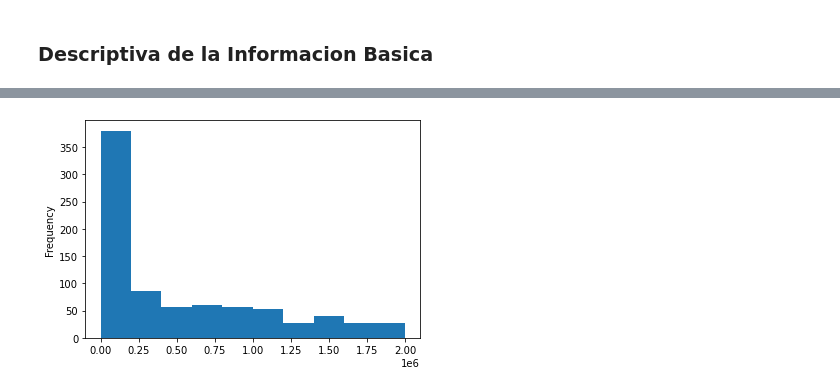
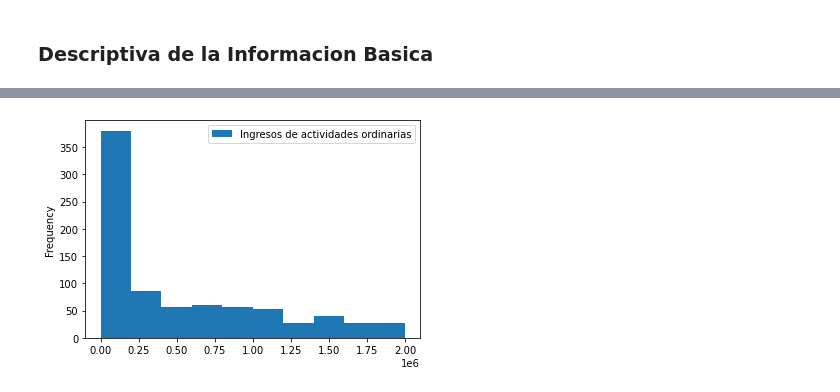
Before and after one commit to Grogu1992/ScoringPJ, a Jupyter notebook: IDA - ScoringPJ.ipynb, the cells around one changed output, grey strips where cells are left out. Cells and saved outputs as stored; diff of their text form; code cells hidden in the pictures.

```diff
--- a/IDA - ScoringPJ.ipynb
+++ b/IDA - ScoringPJ.ipynb
@@ -147,6 +160,7 @@ pd.DataFrame(EFE.columns)
 ### Descriptiva de la Informacion Basica
 # %%
 pd.set_option('display.float_format', lambda x: '%.0f' % x)
-ERI['Ingresos de actividades ordinarias'][(ERI['Ingresos de actividades ordinarias']<=2000000) & (ERI['Periodo']=='Periodo Actual')].plot.hist(bins=10)
-ERI[(ERI['Ingresos de actividades ordinarias']<=2000000) & (ERI['Periodo']=='Periodo Actual')].describe()
+ERI['Ingresos de actividades ordinarias'][(ERI['Ingresos de actividades ordinarias']<=2000000) & (ERI['Periodo']=='Periodo Actual')].plot.hist(bins=10,legend = True)
+
+ERI[['Ingresos de actividades ordinarias','Ganancia (pérdida), antes de impuestos','Ganancia (pérdida)']][(ERI['Ingresos de actividades ordinarias']<=2000000) & (ERI['Periodo']=='Periodo Actual')].describe()
 # %% [output]
@@ -162 +176 @@ ERI[(ERI['Ingresos de actividades ordinarias']<=2000000) & (ERI['Periodo']=='Per
-[figure, old version]
+[figure, new version]
```
Also changed, not shown: parts of 9 cells of this notebook.
